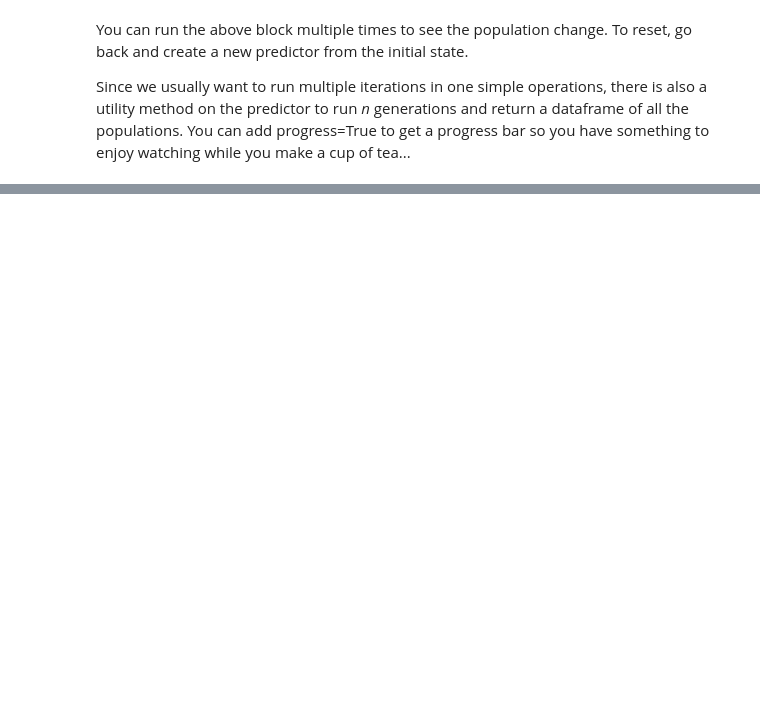
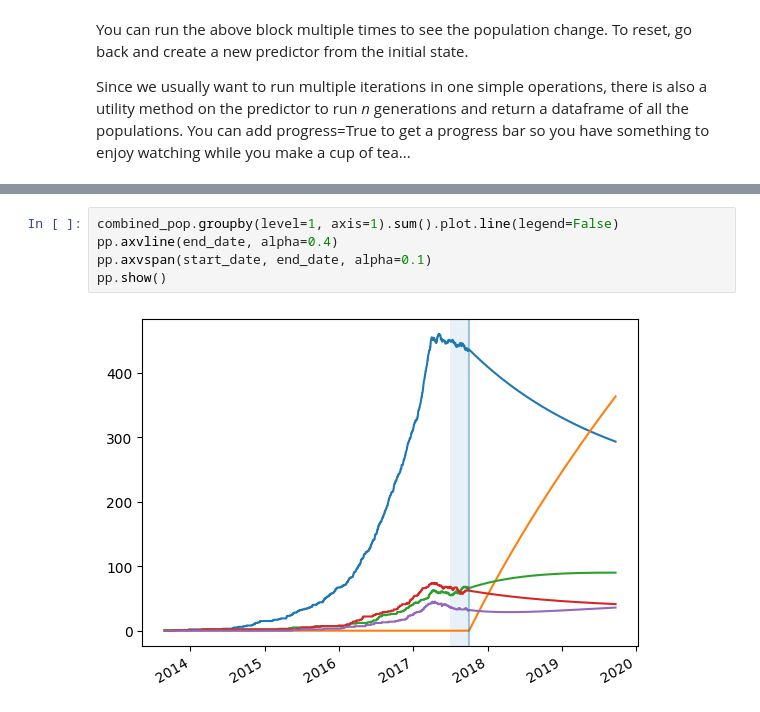
Before and after one commit to data-to-insight/cs-demand-model, a Jupyter notebook: docs/predict.ipynb, the cells around one changed output, grey strips where cells are left out. Saved outputs shown, nothing was run; the diff lists cells and outputs as text; blank space fills up the shorter version.

```diff
--- a/docs/predict.ipynb
+++ b/docs/predict.ipynb
@@ -205,3 +190,10 @@ pp.show()
+# %%
+combined_pop.groupby(level=1, axis=1).sum().plot.line(legend=False)
+pp.axvline(end_date, alpha=0.4)
+pp.axvspan(start_date, end_date, alpha=0.1)
+pp.show()
+# %% [output]
+[figure, added]
 # %%
 predictor = ModelPredictor.from_model(stats, start_date, end_date)
 
```
Also changed, not shown: parts of 7 cells of this notebook, 2 other files.
